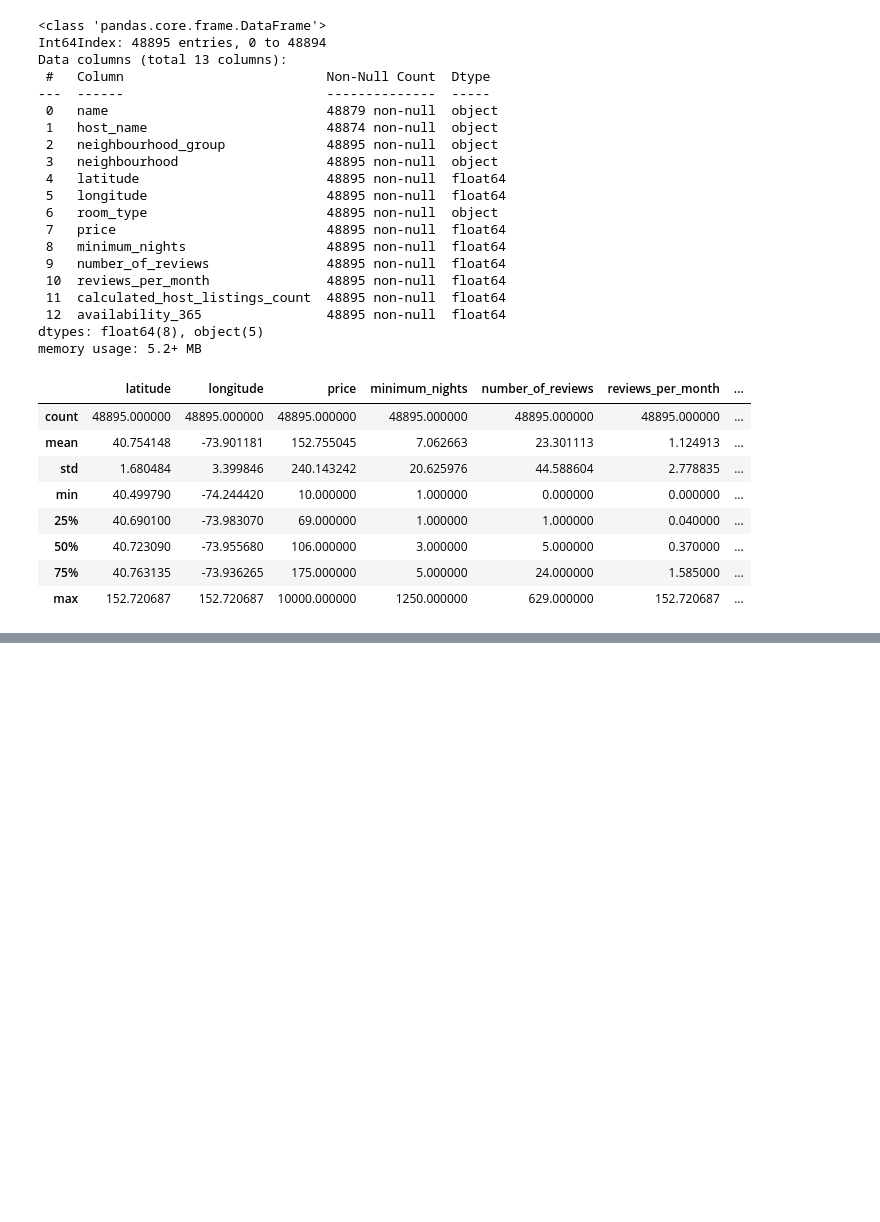
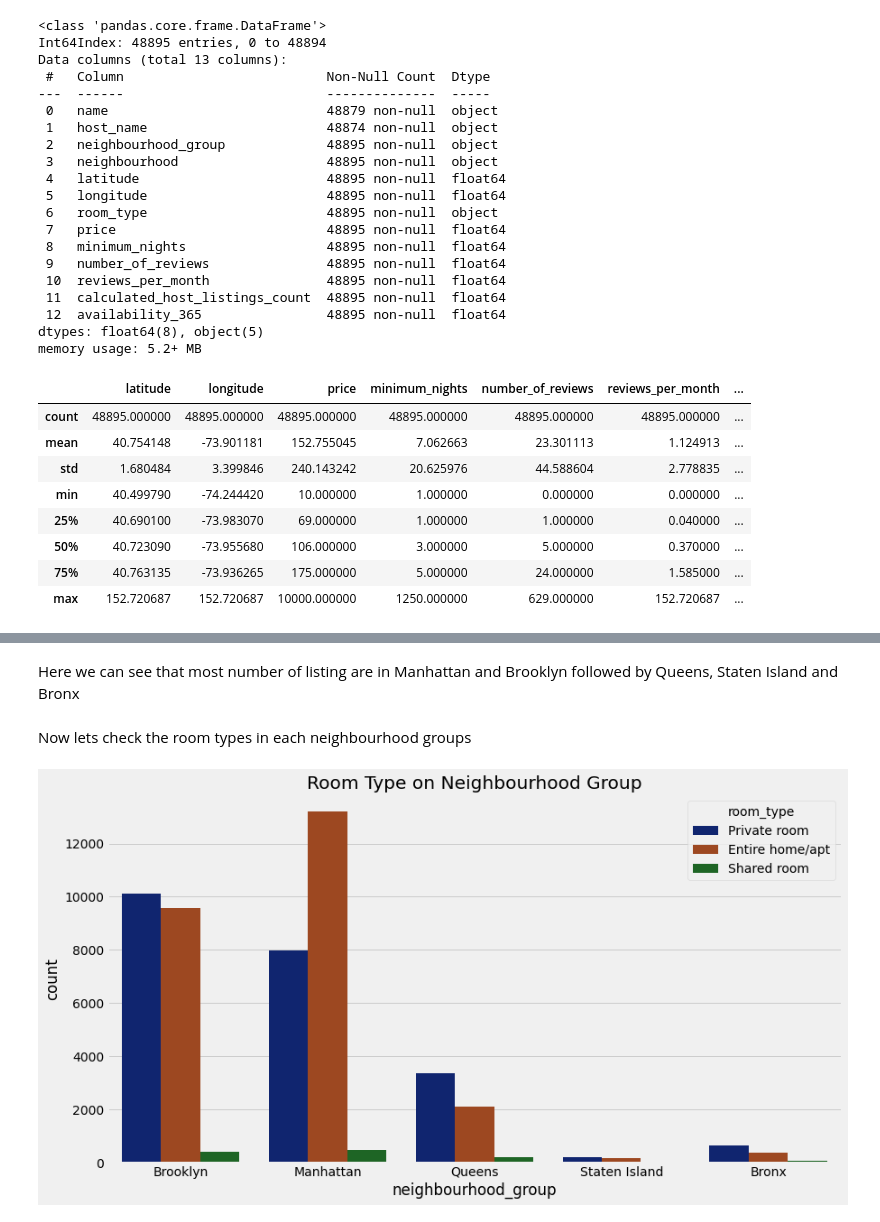
Before and after one commit to aaravpanchal/Ted-Talk-Views-Prediction-, a Jupyter notebook: EDA_AIRBNB_NYC_2019.ipynb, the cells around one changed output, grey strips where cells are left out. Drawn from its saved outputs; the diff is of its cells as text; code cells hidden in the pictures; blank space fills up the shorter version.

```diff
--- a/EDA_AIRBNB_NYC_2019.ipynb
+++ b/EDA_AIRBNB_NYC_2019.ipynb
@@ -120,0 +145,11 @@ newdf.describe()
+# %% [markdown]
+Here we can see that most number of listing are in Manhattan and Brooklyn followed by Queens, Staten Island and Bronx
+# %% [markdown]
+Now lets check the room types in each neighbourhood groups
+# %%
+plt.figure(figsize=(13,7))
+plt.title("Room Type on Neighbourhood Group")
+sns.countplot(newdf.neighbourhood_group,hue=newdf.room_type, palette="dark")
+plt.show()
+# %% [output]
+[figure, added]
```
Also changed, not shown: parts of 22 cells of this notebook.
